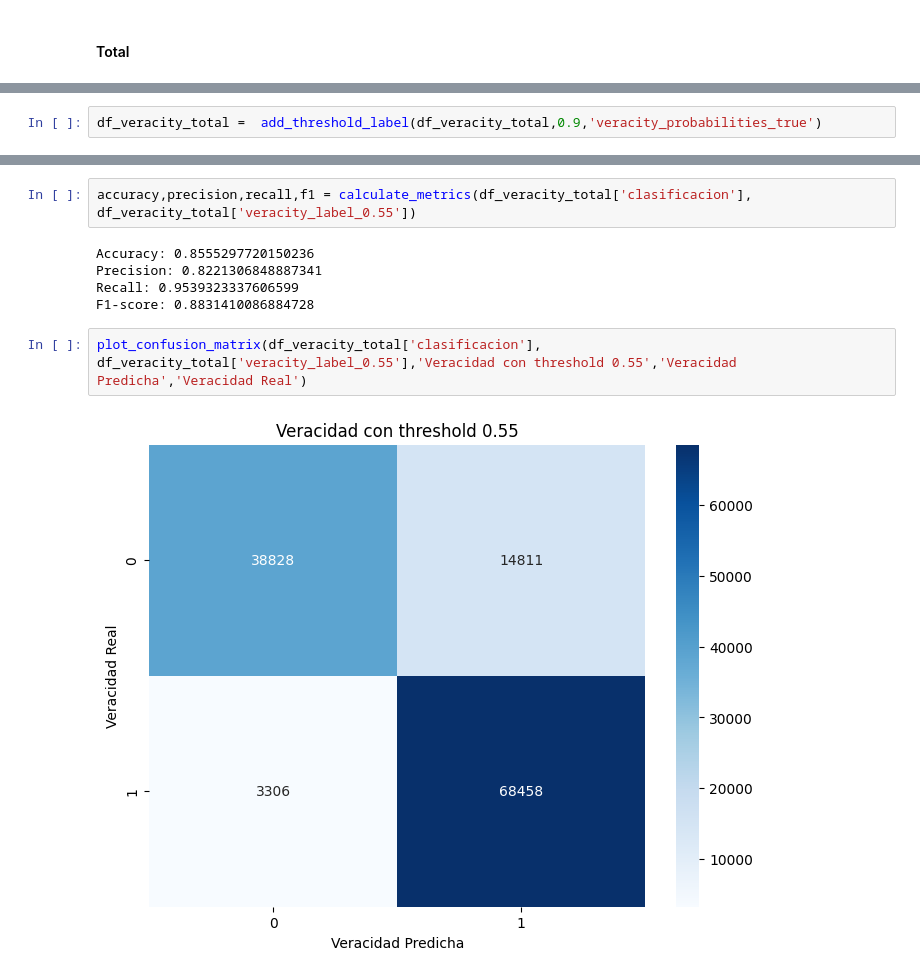
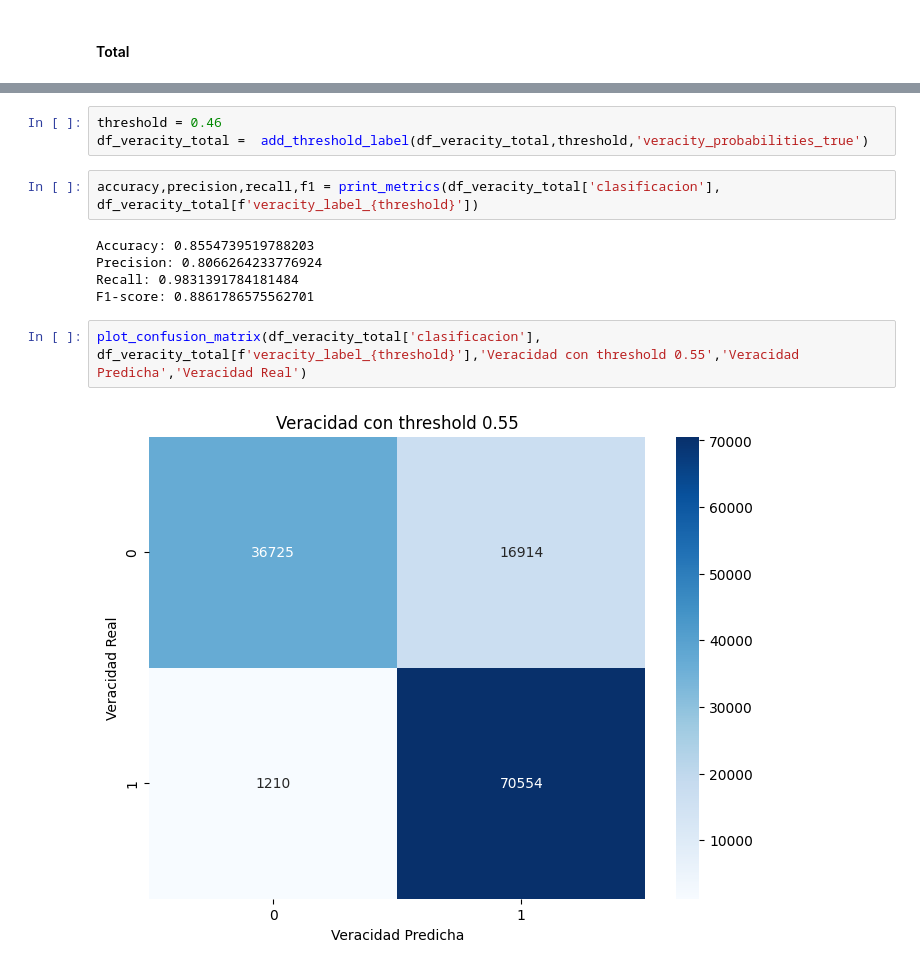
Before and after one commit to Verificado-Profesional/model-evaluation, a Jupyter notebook: metrics_analysis.ipynb, the cells around one changed output, grey strips where cells are left out. Cells and saved outputs as stored; diff of their text form.

Commit message:
Agrego threshold analisis

```diff
--- a/metrics_analysis.ipynb
+++ b/metrics_analysis.ipynb
@@ -101,5 +106,3 @@ Accuracy: 0.855593566342113
 Precision: 0.8096469257493738
 Recall: 0.9774678111587983
 F1-score: 0.8856776702461443
-# %%
-df_veracity_total =  add_threshold_label(df_veracity_total,0.9,'veracity_probabilities_true')
@@ -106,11 +142,14 @@ df_veracity_total =  add_threshold_label(df_veracity_total,0.9,'veracity_probabi
+# %%
+threshold = 0.46
+df_veracity_total =  add_threshold_label(df_veracity_total,threshold,'veracity_probabilities_true')
 # %%
-accuracy,precision,recall,f1 = calculate_metrics(df_veracity_total['clasificacion'], df_veracity_total['veracity_label_0.55'])
+accuracy,precision,recall,f1 = print_metrics(df_veracity_total['clasificacion'], df_veracity_total[f'veracity_label_{threshold}'])
 # %% [output]
-Accuracy: 0.8555297720150236
-Precision: 0.8221306848887341
-Recall: 0.9539323337606599
-F1-score: 0.8831410086884728
+Accuracy: 0.8554739519788203
+Precision: 0.8066264233776924
+Recall: 0.9831391784181484
+F1-score: 0.8861786575562701
 # %%
-plot_confusion_matrix(df_veracity_total['clasificacion'], df_veracity_total['veracity_label_0.55'],'Veracidad con threshold 0.55','Veracidad Predicha','Veracidad Real')
+plot_confusion_matrix(df_veracity_total['clasificacion'], df_veracity_total[f'veracity_label_{threshold}'],'Veracidad con threshold 0.55','Veracidad Predicha','Veracidad Real')
 # %% [output]
-[figure, old version]
+[figure, new version]
```
Also changed, not shown: parts of 13 cells of this notebook.
